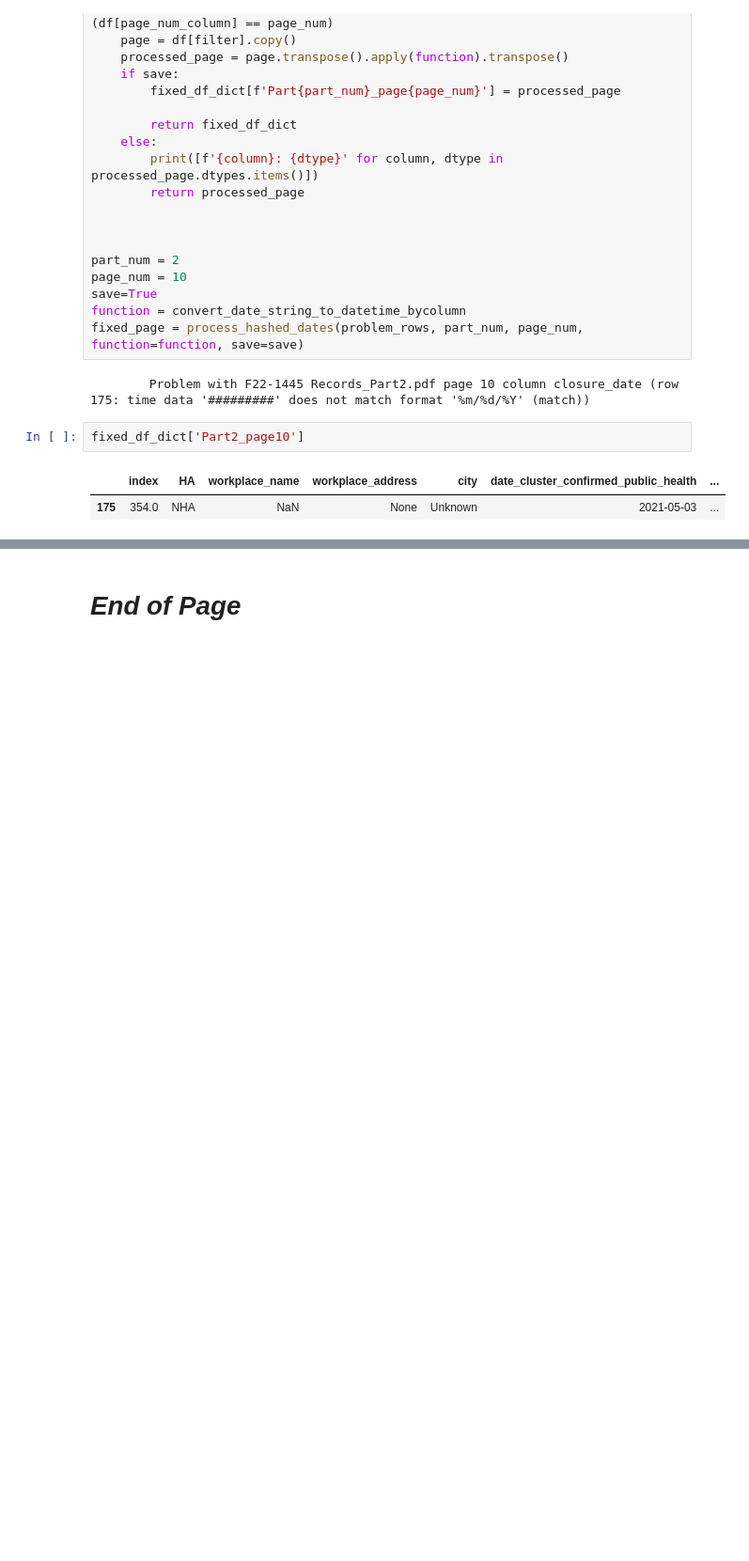
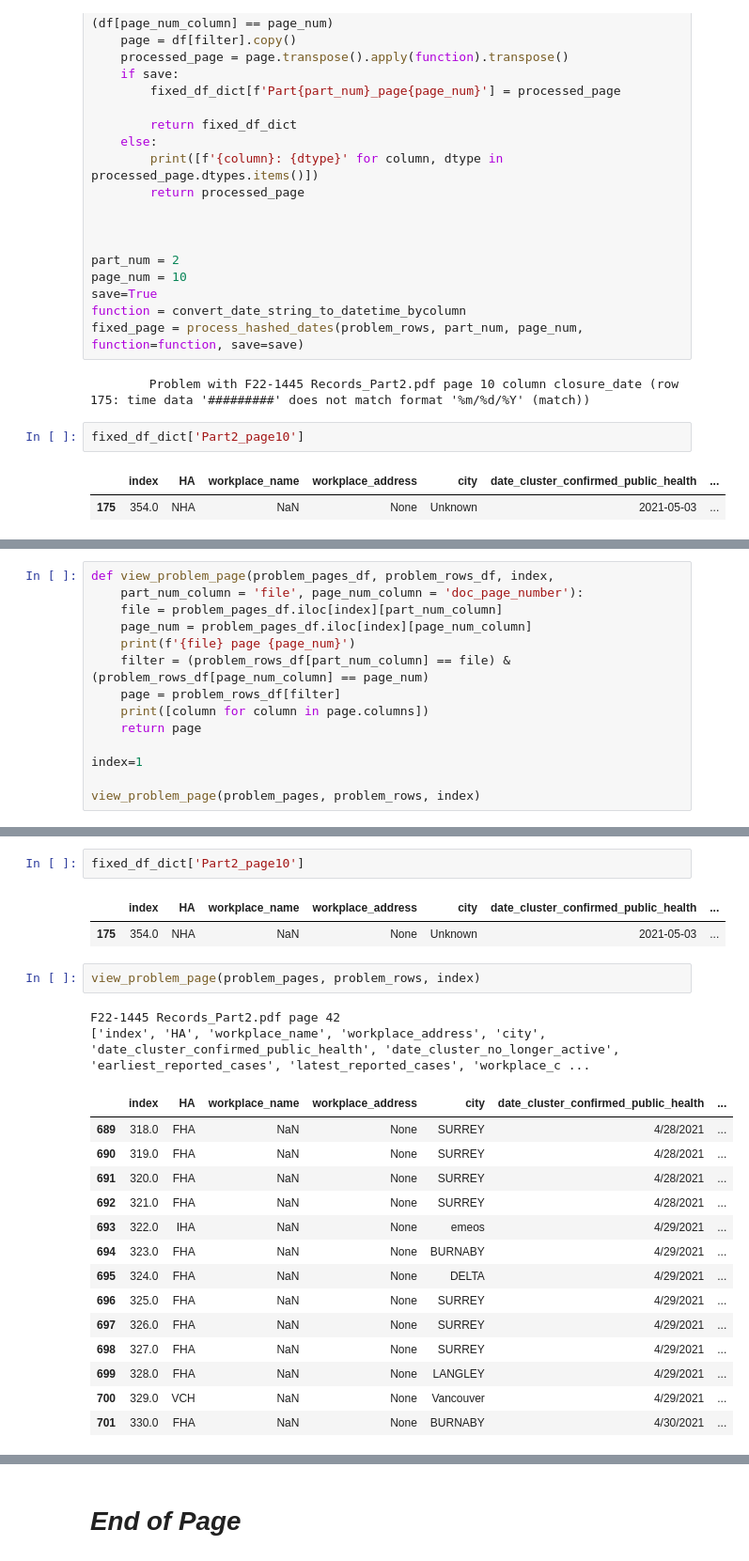
Before and after one commit to silvhua/BC-Covid-workplace-closures, a Jupyter notebook: notebooks/2023-04-22 align columns.ipynb, the cells around one changed output, grey strips where cells are left out. Shown at 94% size. Drawn from its saved outputs; the diff is of its cells as text; blank space fills up the shorter version.

```diff
--- a/notebooks/2023-04-22 align columns.ipynb
+++ b/notebooks/2023-04-22 align columns.ipynb
@@ -426,0 +429,14 @@ fixed_df_dict['Part2_page10']
+# %%
+def view_problem_page(problem_pages_df, problem_rows_df, index,
+    part_num_column = 'file', page_num_column = 'doc_page_number'):
+    file = problem_pages_df.iloc[index][part_num_column]
+    page_num = problem_pages_df.iloc[index][page_num_column]
+    print(f'{file} page {page_num}')
+    filter = (problem_rows_df[part_num_column] == file) & (problem_rows_df[page_num_column] == page_num)
+    page = problem_rows_df[filter]
+    print([column for column in page.columns])
+    return page
+
+index=1
+
+view_problem_page(problem_pages, problem_rows, index)
@@ -426,0 +506,24 @@ fixed_df_dict['Part2_page10']
+# %%
+fixed_df_dict['Part2_page10']
+# %% [output]
+|  | index | HA | workplace_name | workplace_address | city | date_cluster_confirmed_public_health | ... |
+| 175 | 354.0 | NHA | NaN | None | Unknown | 2021-05-03 | ... |
+# %%
+view_problem_page(problem_pages, problem_rows, index)
+# %% [output]
+F22-1445 Records_Part2.pdf page 42
+['index', 'HA', 'workplace_name', 'workplace_address', 'city', 'date_cluster_confirmed_public_health', 'date_cluster_no_longer_active', 'earliest_reported_cases', 'latest_reported_cases', 'workplace_c ...
+|  | index | HA | workplace_name | workplace_address | city | date_cluster_confirmed_public_health | ... |
+| 689 | 318.0 | FHA | NaN | None | SURREY | 4/28/2021 | ... |
+| 690 | 319.0 | FHA | NaN | None | SURREY | 4/28/2021 | ... |
+| 691 | 320.0 | FHA | NaN | None | SURREY | 4/28/2021 | ... |
+| 692 | 321.0 | FHA | NaN | None | SURREY | 4/28/2021 | ... |
+| 693 | 322.0 | IHA | NaN | None | emeos | 4/29/2021 | ... |
+| 694 | 323.0 | FHA | NaN | None | BURNABY | 4/29/2021 | ... |
+| 695 | 324.0 | FHA | NaN | None | DELTA | 4/29/2021 | ... |
+| 696 | 325.0 | FHA | NaN | None | SURREY | 4/29/2021 | ... |
+| 697 | 326.0 | FHA | NaN | None | SURREY | 4/29/2021 | ... |
+| 698 | 327.0 | FHA | NaN | None | SURREY | 4/29/2021 | ... |
+| 699 | 328.0 | FHA | NaN | None | LANGLEY | 4/29/2021 | ... |
+| 700 | 329.0 | VCH | NaN | None | Vancouver | 4/29/2021 | ... |
+| 701 | 330.0 | FHA | NaN | None | BURNABY | 4/30/2021 | ... |
```
Also changed, not shown: parts of 14 cells of this notebook, 1 other file.
